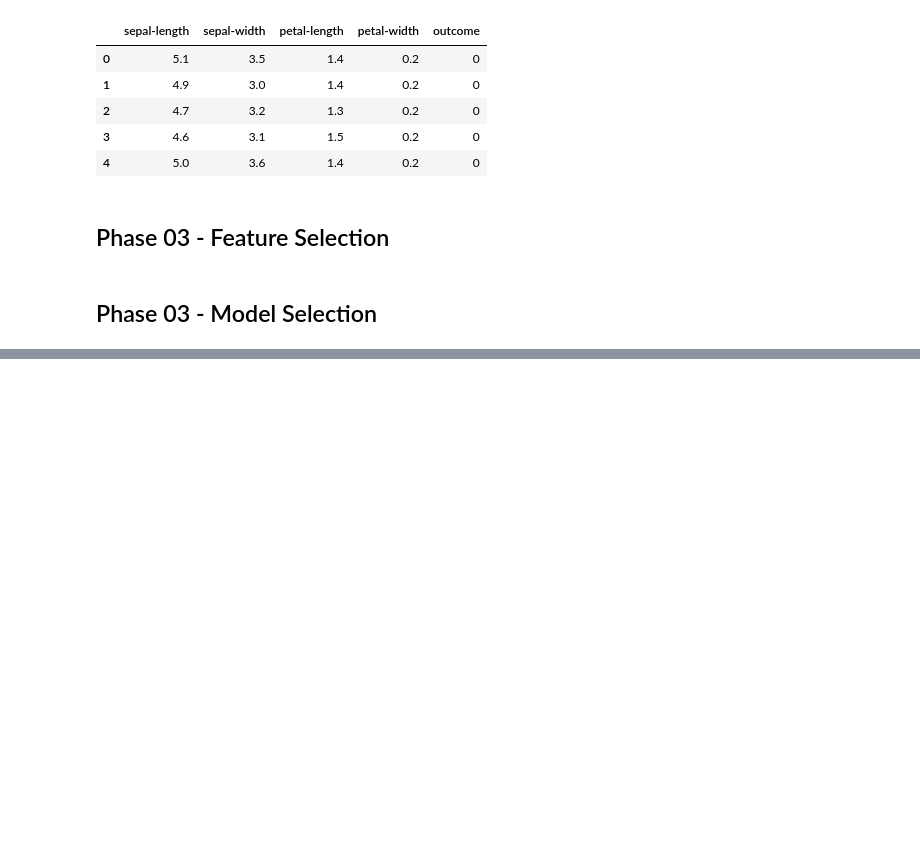
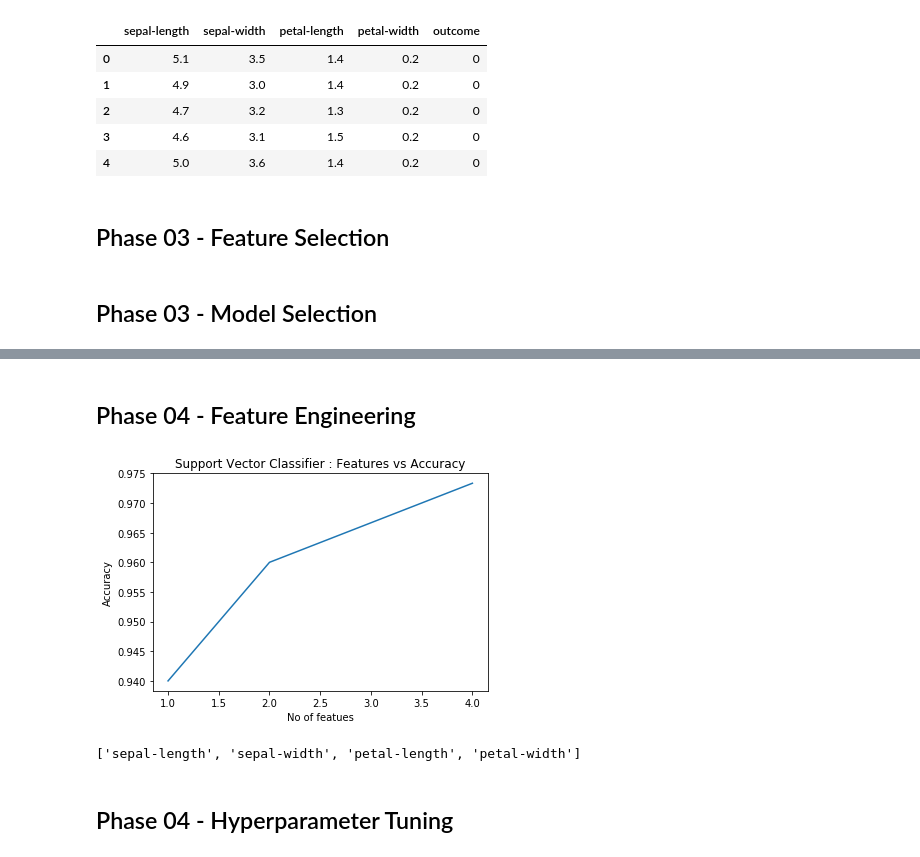
Before and after one commit to LahiruTjay/Machine-Learning-With-Python, a Jupyter notebook: Machine Learning Workflow on Iris Data.ipynb, the cells around one changed output, grey strips where cells are left out. Drawn from its saved outputs; the diff is of its cells as text; code cells hidden in the pictures; blank space fills up the shorter version.

```diff
--- a/Machine Learning Workflow on Iris Data.ipynb
+++ b/Machine Learning Workflow on Iris Data.ipynb
@@ -189,0 +196,2 @@ plt.show()
+# %% [markdown]
+## Phase 04 - Feature Engineering
@@ -189,0 +200,31 @@ plt.show()
+# %%
+# RFECV doesn't work with the kernel (rbf)
+
+svc = SVC(kernel='linear')
+# %%
+rfecv = RFECV(estimator=svc, step=1, cv=strat_k_fold, scoring="accuracy")
+rfecv.fit(X, y)
+
+# plot the RFE graph
+plt.figure()
+plt.title("Support Vector Classifier : Features vs Accuracy")
+plt.xlabel("No of featues")
+plt.ylabel("Accuracy")
+plt.plot(range(1, len(rfecv.grid_scores_) + 1), rfecv.grid_scores_)
+plt.show()
+# %% [output]
+[figure, added]
+# %%
+feature_importance = list(zip(features, rfecv.support_))
+
+new_features = []
+
+for key,value in enumerate(feature_importance):
+    if(value[1]) == True:
+        new_features.append(value[0])
+
+print(new_features)
+# %% [output]
+['sepal-length', 'sepal-width', 'petal-length', 'petal-width']
+# %% [markdown]
+## Phase 04 - Hyperparameter Tuning
```
Also changed, not shown: parts of 11 cells of this notebook.
